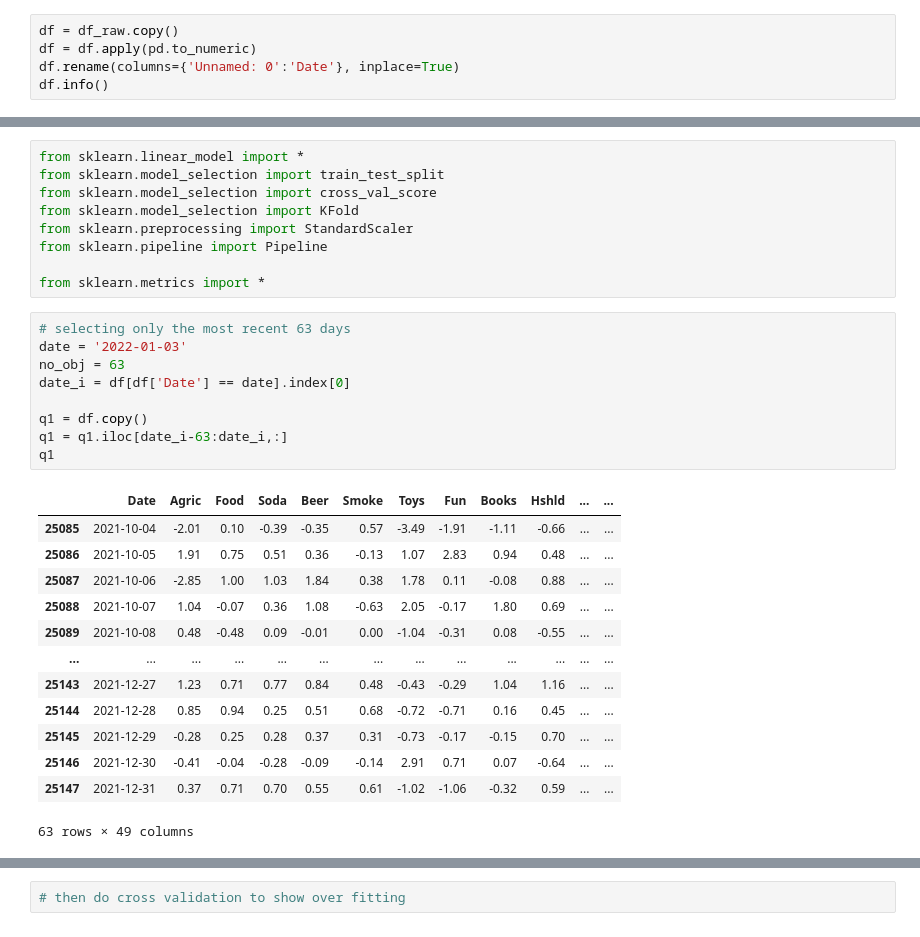
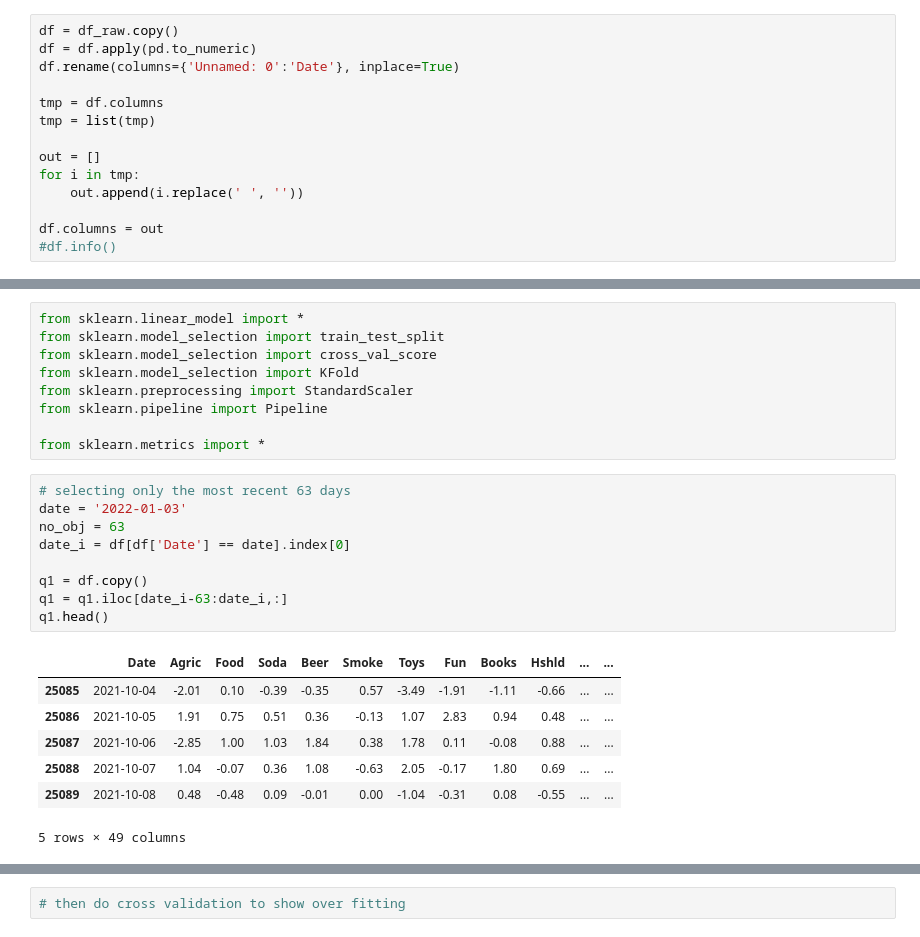
Before and after one commit to Sean-Chaos/DBA-3803-Project, a Jupyter notebook: DBA 3803 project 1.ipynb, the cells around one changed output, grey strips where cells are left out. Saved outputs shown, nothing was run; the diff lists cells and outputs as text.

```diff
--- a/DBA 3803 project 1.ipynb
+++ b/DBA 3803 project 1.ipynb
@@ -33,4 +34,13 @@ df_raw
 df = df_raw.copy()
 df = df.apply(pd.to_numeric)
 df.rename(columns={'Unnamed: 0':'Date'}, inplace=True)
-df.info()
+
+tmp = df.columns
+tmp = list(tmp)
+
+out = []
+for i in tmp:
+    out.append(i.replace(' ', ''))
+
+df.columns = out
+#df.info()
@@ -110,23 +72,17 @@ from sklearn.metrics import *
 # %%
 # selecting only the most recent 63 days
 date = '2022-01-03'
 no_obj = 63
 date_i = df[df['Date'] == date].index[0]
 
 q1 = df.copy()
 q1 = q1.iloc[date_i-63:date_i,:]
-q1
+q1.head()
 # %% [output]
 |  | Date | Agric | Food | Soda | Beer | Smoke | Toys | Fun | Books | Hshld | ... | ... |
 | 25085 | 2021-10-04 | -2.01 | 0.10 | -0.39 | -0.35 | 0.57 | -3.49 | -1.91 | -1.11 | -0.66 | ... | ... |
 | 25086 | 2021-10-05 | 1.91 | 0.75 | 0.51 | 0.36 | -0.13 | 1.07 | 2.83 | 0.94 | 0.48 | ... | ... |
 | 25087 | 2021-10-06 | -2.85 | 1.00 | 1.03 | 1.84 | 0.38 | 1.78 | 0.11 | -0.08 | 0.88 | ... | ... |
 | 25088 | 2021-10-07 | 1.04 | -0.07 | 0.36 | 1.08 | -0.63 | 2.05 | -0.17 | 1.80 | 0.69 | ... | ... |
 | 25089 | 2021-10-08 | 0.48 | -0.48 | 0.09 | -0.01 | 0.00 | -1.04 | -0.31 | 0.08 | -0.55 | ... | ... |
-| ... | ... | ... | ... | ... | ... | ... | ... | ... | ... | ... | ... | ... |
-| 25143 | 2021-12-27 | 1.23 | 0.71 | 0.77 | 0.84 | 0.48 | -0.43 | -0.29 | 1.04 | 1.16 | ... | ... |
-| 25144 | 2021-12-28 | 0.85 | 0.94 | 0.25 | 0.51 | 0.68 | -0.72 | -0.71 | 0.16 | 0.45 | ... | ... |
-| 25145 | 2021-12-29 | -0.28 | 0.25 | 0.28 | 0.37 | 0.31 | -0.73 | -0.17 | -0.15 | 0.70 | ... | ... |
-| 25146 | 2021-12-30 | -0.41 | -0.04 | -0.28 | -0.09 | -0.14 | 2.91 | 0.71 | 0.07 | -0.64 | ... | ... |
-| 25147 | 2021-12-31 | 0.37 | 0.71 | 0.70 | 0.55 | 0.61 | -1.02 | -1.06 | -0.32 | 0.59 | ... | ... |
-63 rows × 49 columns
+5 rows × 49 columns
```
Also changed, not shown: parts of 22 cells of this notebook.
